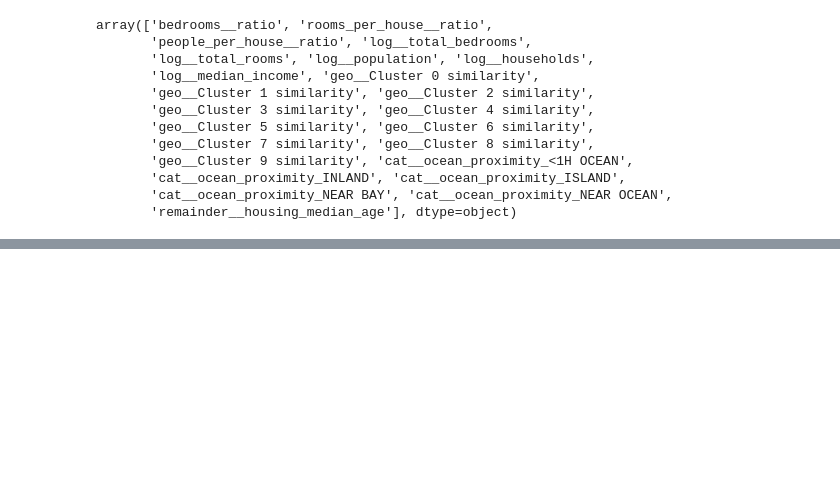
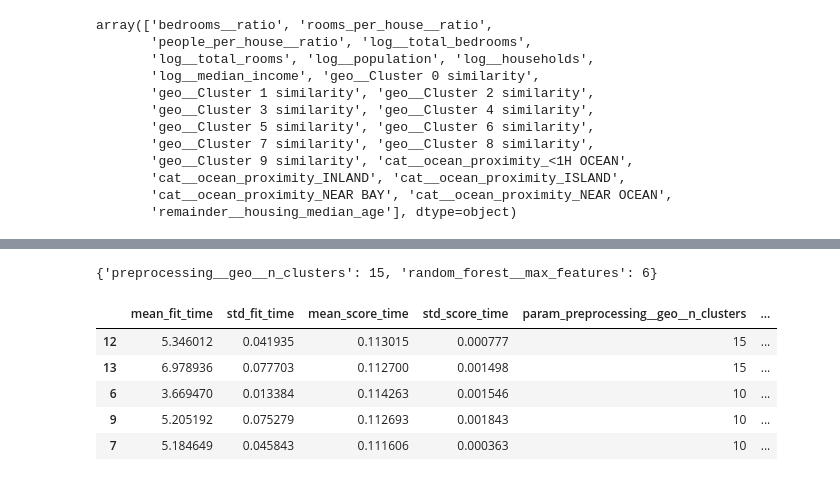
Before and after one commit to amrendra7777/ml, a Jupyter notebook: regression.ipynb, the cells around one changed output, grey strips where cells are left out. Saved outputs shown, nothing was run; the diff lists cells and outputs as text; code cells hidden in the pictures; blank space fills up the shorter version.

```diff
--- a/regression.ipynb
+++ b/regression.ipynb
@@ -703,3 +703,8 @@ array(['bedrooms__ratio', 'rooms_per_house__ratio',
        'cat__ocean_proximity_INLAND', 'cat__ocean_proximity_ISLAND',
        'cat__ocean_proximity_NEAR BAY', 'cat__ocean_proximity_NEAR OCEAN',
        'remainder__housing_median_age'], dtype=object)
+# %%
+from sklearn.linear_model import LinearRegression
+
+lin_reg = make_pipeline(preprocessing, LinearRegression())
+lin_reg.fit(housing, housing_labels)
@@ -705,0 +744,5 @@ array(['bedrooms__ratio', 'rooms_per_house__ratio',
+# %%
+from sklearn.tree import DecisionTreeRegressor
+
+tree_reg = make_pipeline(preprocessing, DecisionTreeRegressor(random_state=42))
+tree_reg.fit(housing, housing_labels)
@@ -705,0 +844,16 @@ array(['bedrooms__ratio', 'rooms_per_house__ratio',
+# %%
+from sklearn.model_selection import GridSearchCV
+
+full_pipeline = Pipeline([
+    ("preprocessing", preprocessing),
+    ("random_forest", RandomForestRegressor(random_state=42))
+])
+
+param_grid = [
+    {'preprocessing__geo__n_clusters': [5, 8, 10],
+     'random_forest__max_features': [4, 6, 8]},
+     {'preprocessing__geo__n_clusters': [10, 15],
+      'random_forest__max_features': [6, 8, 10]},
+]
+grid_search = GridSearchCV(full_pipeline, param_grid, cv=3, scoring='neg_root_mean_squared_error')
+grid_search.fit(housing, housing_labels)
@@ -705,0 +880,15 @@ array(['bedrooms__ratio', 'rooms_per_house__ratio',
+# %%
+grid_search.best_params_
+# %% [output]
+{'preprocessing__geo__n_clusters': 15, 'random_forest__max_features': 6}
+# %%
+cv_res = pd.DataFrame(grid_search.cv_results_)
+cv_res.sort_values(by="mean_test_score", ascending=False, inplace=True)
+cv_res.head()
+# %% [output]
+|  | mean_fit_time | std_fit_time | mean_score_time | std_score_time | param_preprocessing__geo__n_clusters | ... |
+| 12 | 5.346012 | 0.041935 | 0.113015 | 0.000777 | 15 | ... |
+| 13 | 6.978936 | 0.077703 | 0.112700 | 0.001498 | 15 | ... |
+| 6 | 3.669470 | 0.013384 | 0.114263 | 0.001546 | 10 | ... |
+| 9 | 5.205192 | 0.075279 | 0.112693 | 0.001843 | 10 | ... |
+| 7 | 5.184649 | 0.045843 | 0.111606 | 0.000363 | 10 | ... |
```
Also changed, not shown: parts of 17 cells of this notebook.
